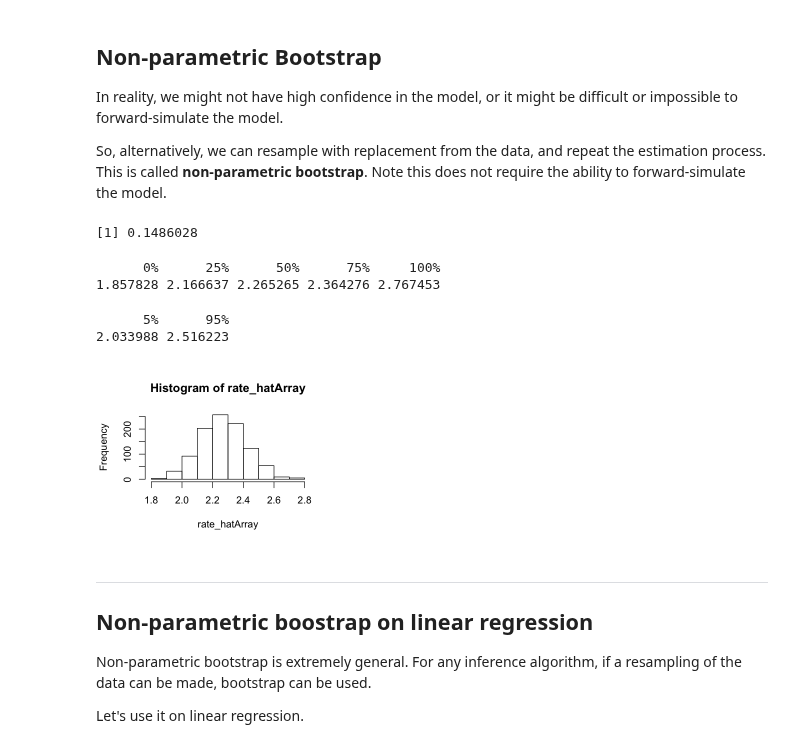
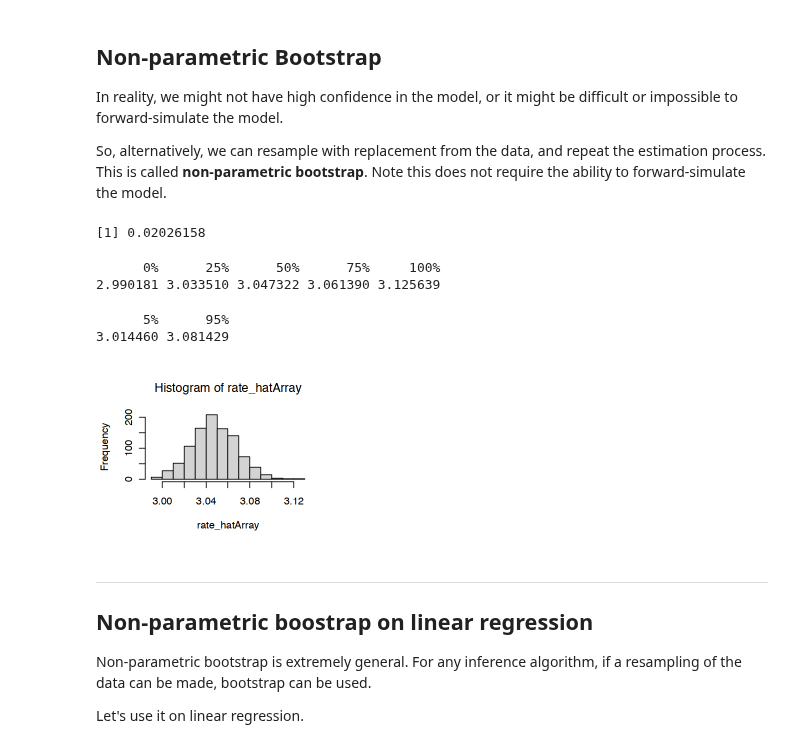
Before and after one commit to allardjun/Math227C, a Jupyter notebook: LectureNotebooks/L8.2_Bootstrap.ipynb, the cells around one changed output. Cells and saved outputs as stored; diff of their text form; code cells hidden in the pictures.

```diff
--- a/LectureNotebooks/L8.2_Bootstrap.ipynb
+++ b/LectureNotebooks/L8.2_Bootstrap.ipynb
@@ -100,36 +100,36 @@ So, alternatively, we can resample with replacement from the data, and repeat th
 # %%
 NResample <- 1000
 
 # initialize an array to store all the estimates
 rate_hatArray <-0
 
 for (iResample in 1:NResample){
 
-    NObservations <- 200
+    NObservations <- 20000
     resampledObservations <- sample(observations, size=NObservations, replace = TRUE)
 
     # parameter estimation technique goes here
     rate_hat <- 1/mean(resampledObservations)
 
     rate_hatArray[iResample] = rate_hat
 
 }
 
 
 hist(rate_hatArray)
 
 sd(rate_hatArray)
 
 quantile(rate_hatArray)
 
 quantile(rate_hatArray, probs = c(0.05, 0.95))
 # %% [output]
-[1] 0.1486028
+[1] 0.02026158
       0%      25%      50%      75%     100%
-1.857828 2.166637 2.265265 2.364276 2.767453
+2.990181 3.033510 3.047322 3.061390 3.125639
       5%      95%
-2.033988 2.516223
+3.014460 3.081429
-[figure, old version]
+[figure, new version]
 # %% [markdown]
 ---
 
```
Also changed, not shown: parts of 6 cells of this notebook, 2 other files.
